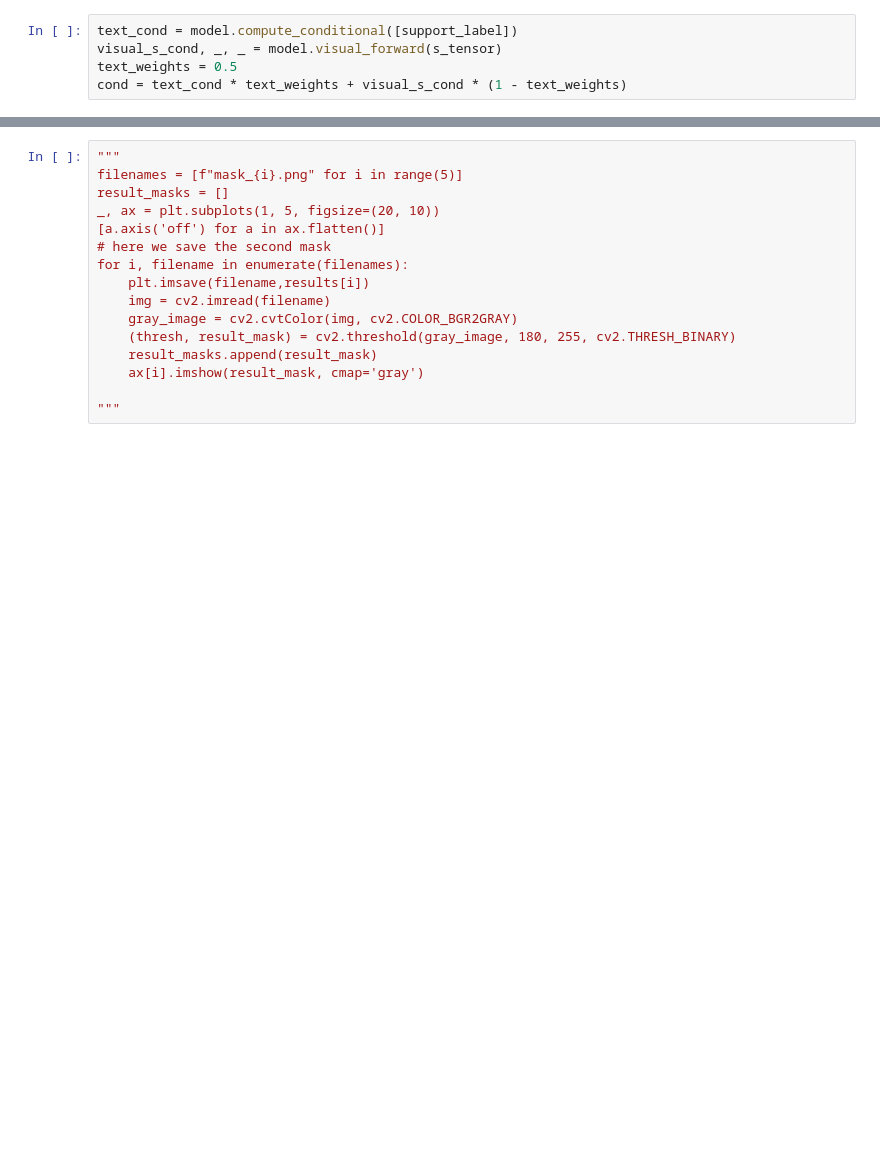
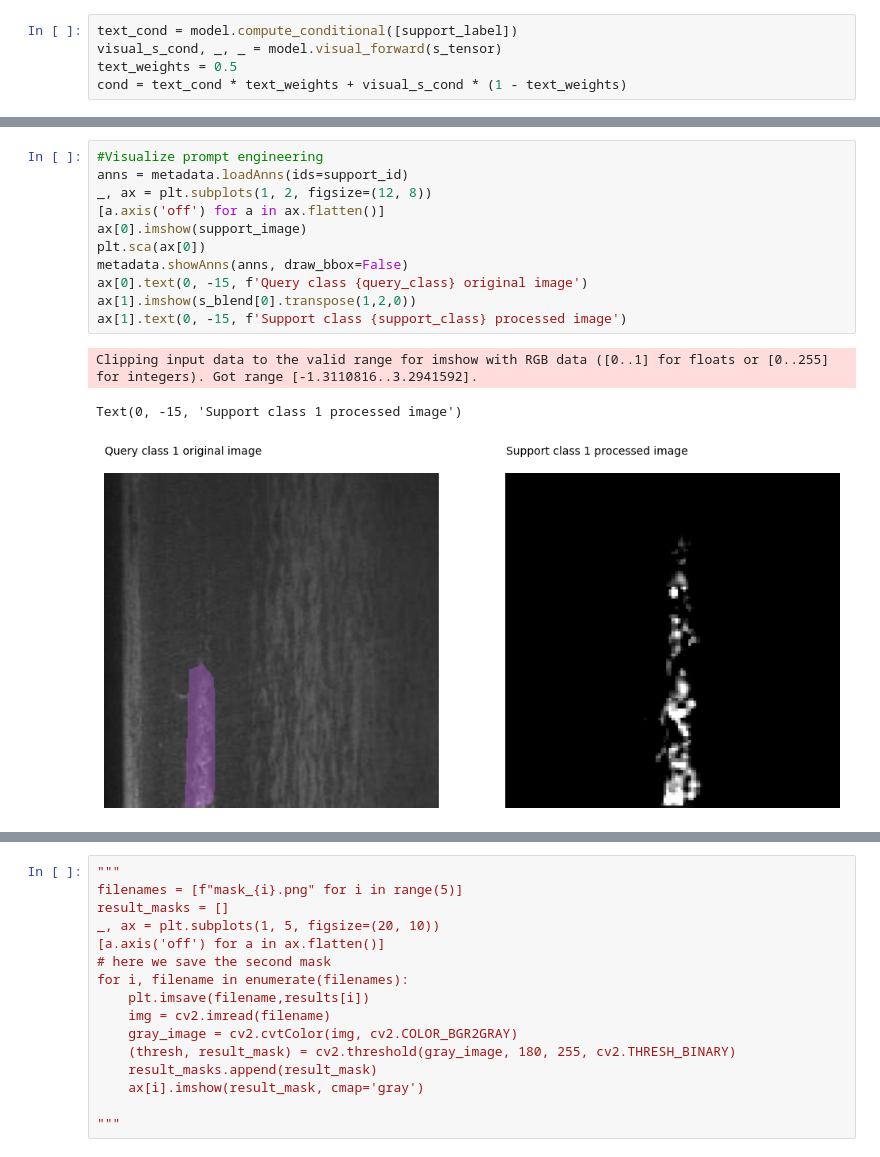
Before and after one commit to EnolAyo/clipseg_steel_defect, a Jupyter notebook: notebooks/segmentation_v2.ipynb, the cells around one changed output, grey strips where cells are left out. Drawn from its saved outputs; the diff is of its cells as text; blank space fills up the shorter version.

```diff
--- a/notebooks/segmentation_v2.ipynb
+++ b/notebooks/segmentation_v2.ipynb
@@ -82,3 +86,18 @@ Clipping input data to the valid range for imshow with RGB data ([0..1] for floa
+# %%
+#Visualize prompt engineering
+anns = metadata.loadAnns(ids=support_id)
+_, ax = plt.subplots(1, 2, figsize=(12, 8))
+[a.axis('off') for a in ax.flatten()]
+ax[0].imshow(support_image)
+plt.sca(ax[0])
+metadata.showAnns(anns, draw_bbox=False)
+ax[0].text(0, -15, f'Query class {query_class} original image')
+ax[1].imshow(s_blend[0].transpose(1,2,0))
+ax[1].text(0, -15, f'Support class {support_class} processed image')
+# %% [output]
+Clipping input data to the valid range for imshow with RGB data ([0..1] for floats or [0..255] for integers). Got range [-1.3110816..3.2941592].
+Text(0, -15, 'Support class 1 processed image')
+[figure, added]
 # %%
 plt.imshow(query_image)
 # %% [output]
```
Also changed, not shown: parts of 5 cells of this notebook, 10 other files.
